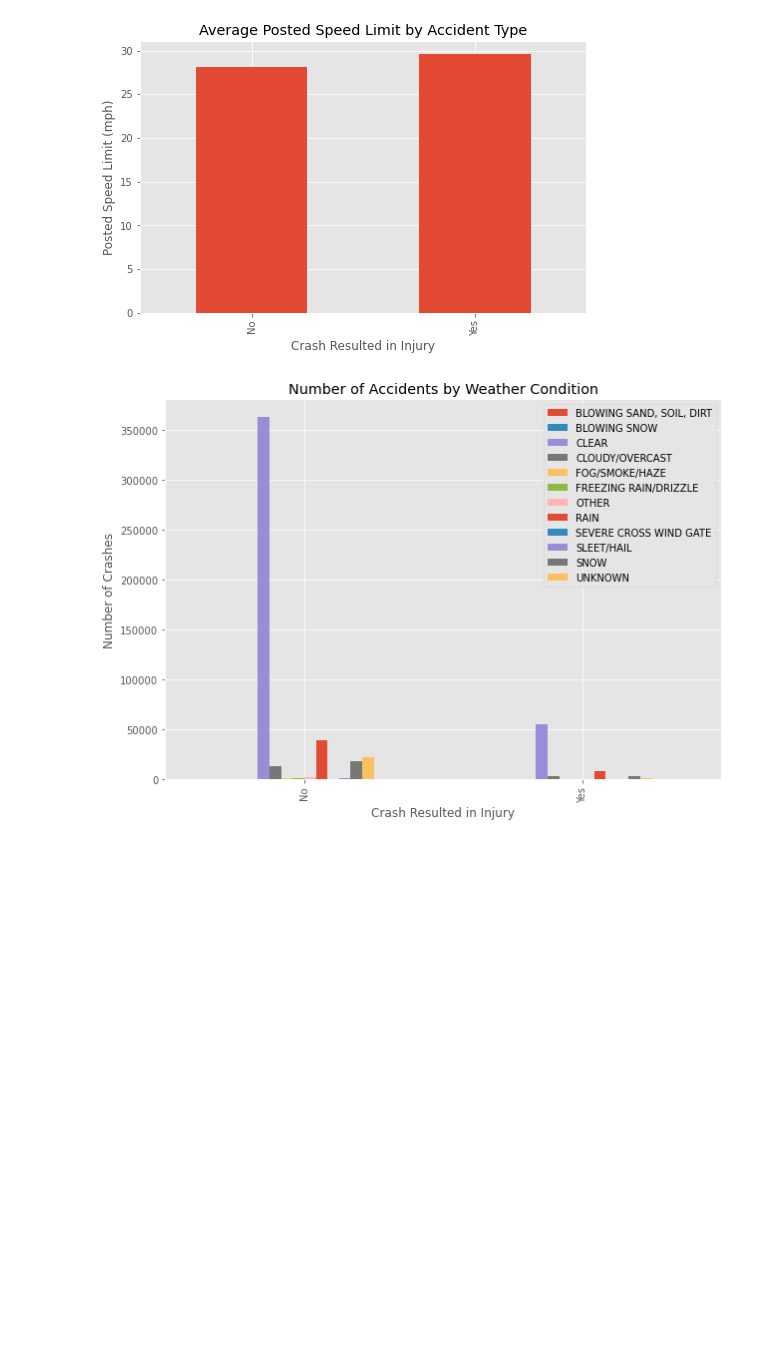
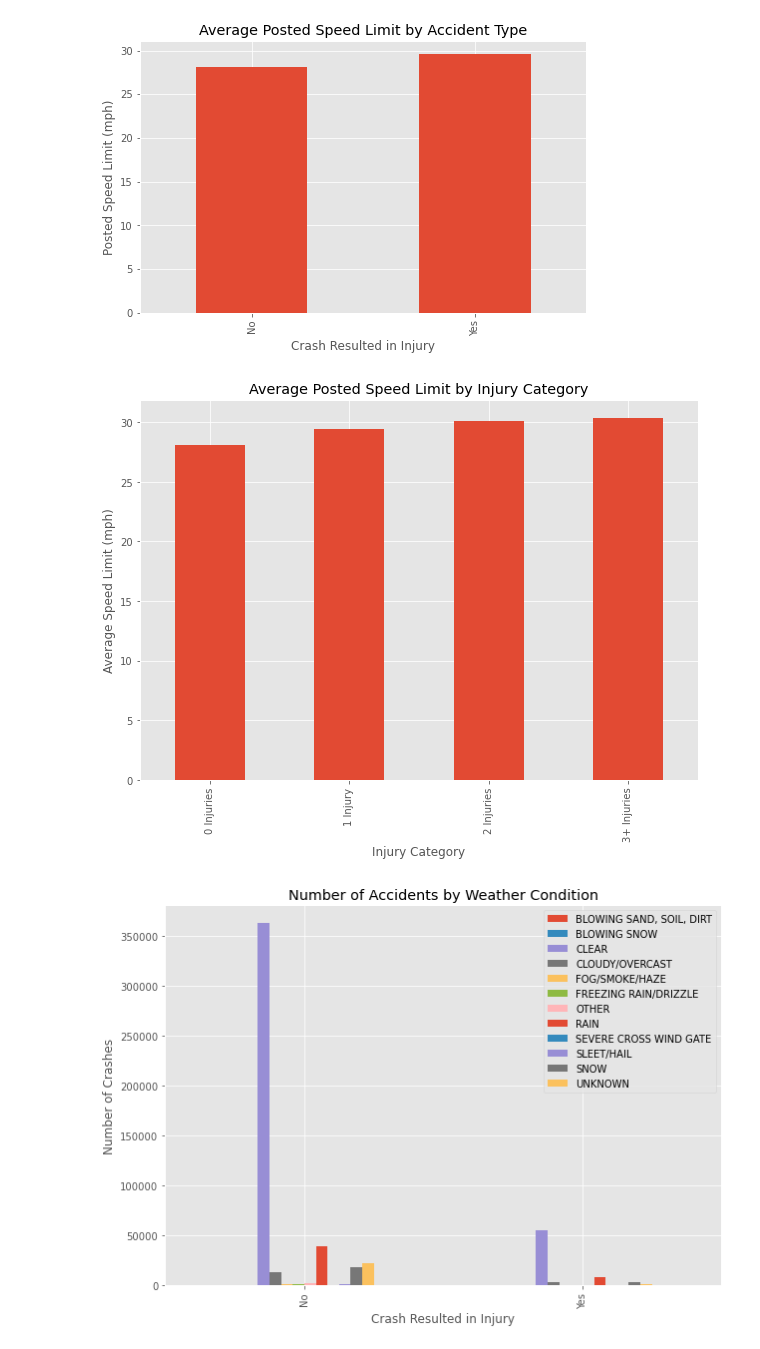
Before and after one commit to jkh-code/predicting-traffic-accident-injuries, a Jupyter notebook: notebooks/eda-crashes.ipynb, the cells around one changed output. Drawn from its saved outputs; the diff is of its cells as text; code cells hidden in the pictures; blank space fills up the shorter version.

Commit message:
Update average speed limit plot

```diff
--- a/notebooks/eda-crashes.ipynb
+++ b/notebooks/eda-crashes.ipynb
@@ -161,6 +161,17 @@ ax.set_xticklabels(["No", "Yes"])
 save_plot("average-posted-speed-limit-accident-type");
 # %% [output]
 [figure]
+# %%
+fig, ax = plt.subplots(figsize=(10, 7))
+
+df_crashes.groupby("injury_category")["posted_speed_limit"].mean().plot(kind="bar", ax=ax)
+
+ax.set_title("Average Posted Speed Limit by Injury Category")
+ax.set_xlabel("Injury Category")
+ax.set_ylabel("Average Speed Limit (mph)")
+save_plot("average-posted-speed-limit-accident-type");
+# %% [output]
+[figure, added]
 # %%
 fig, ax = plt.subplots(figsize=(10, 7))
 (df_crashes
```
Also changed, not shown: 1 other file.
